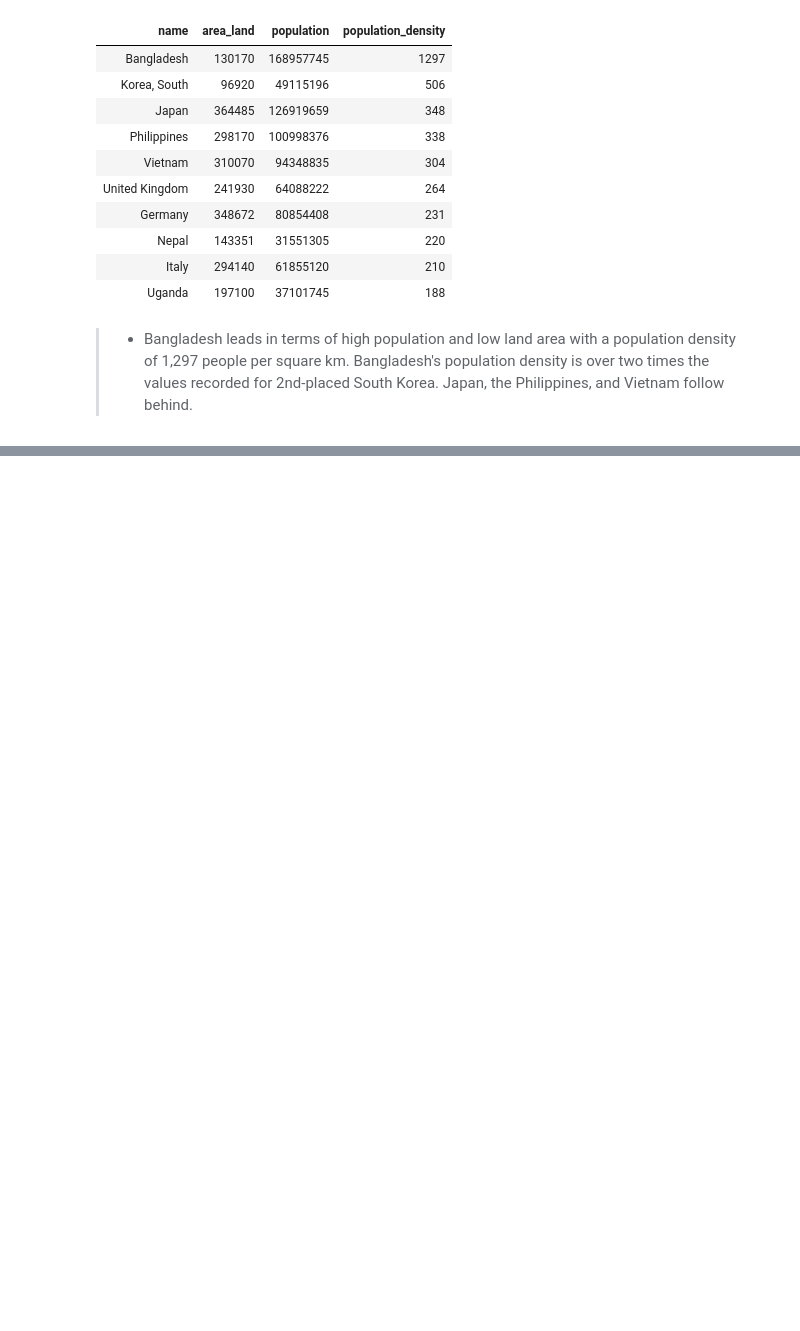
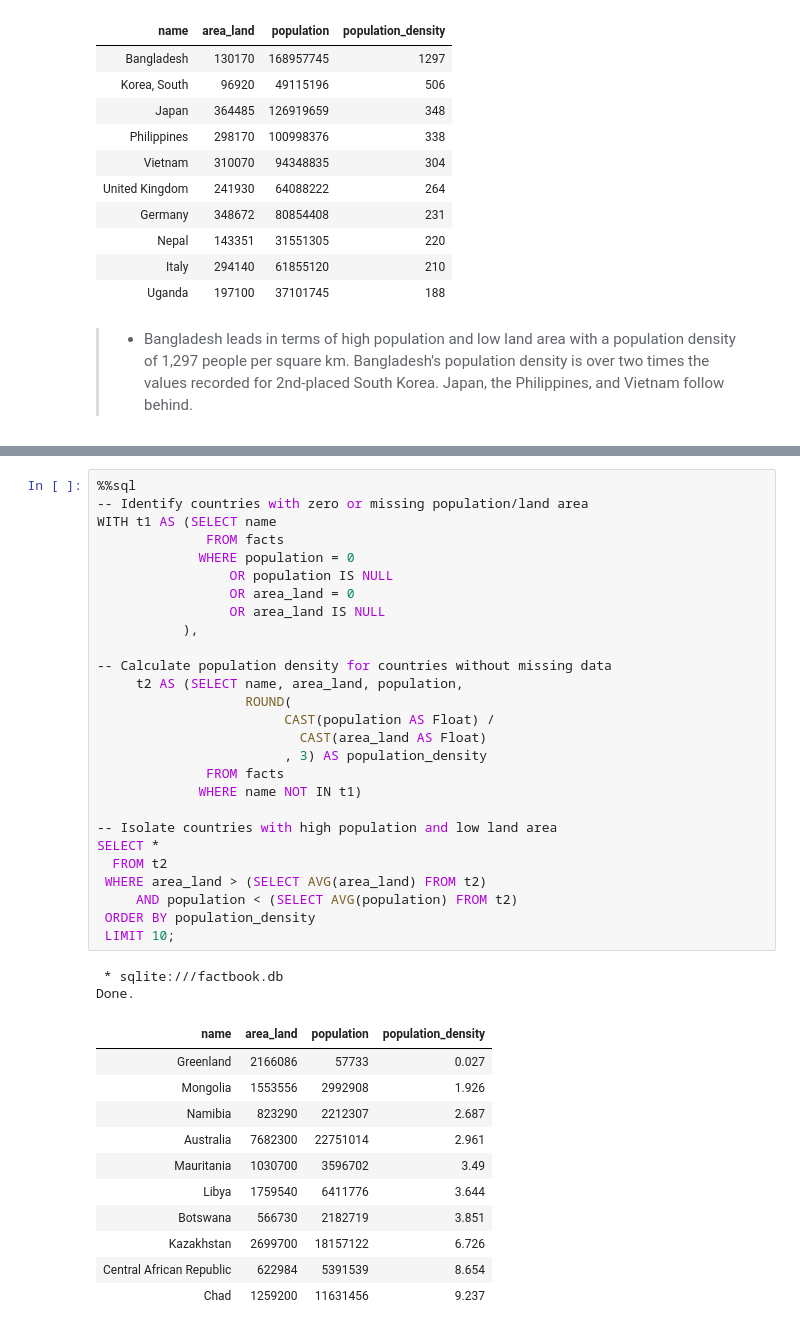
Before and after one commit to Lippins/CIA_factbook_data_analysis, a Jupyter notebook: notebook.ipynb, the cells around one changed output, grey strips where cells are left out. Saved outputs shown, nothing was run; the diff lists cells and outputs as text; blank space fills up the shorter version.

Commit message:
feat: Identify the least populated territories

```diff
--- a/notebook.ipynb
+++ b/notebook.ipynb
@@ -370,0 +416,41 @@ Done.
+# %%
+%%sql
+-- Identify countries with zero or missing population/land area
+WITH t1 AS (SELECT name
+              FROM facts
+             WHERE population = 0
+                 OR population IS NULL
+                 OR area_land = 0
+                 OR area_land IS NULL
+           ),
+
+-- Calculate population density for countries without missing data
+     t2 AS (SELECT name, area_land, population,
+                   ROUND(
+                        CAST(population AS Float) /
+                          CAST(area_land AS Float)
+                        , 3) AS population_density
+              FROM facts
+             WHERE name NOT IN t1)
+
+-- Isolate countries with high population and low land area
+SELECT *
+  FROM t2
+ WHERE area_land > (SELECT AVG(area_land) FROM t2)
+     AND population < (SELECT AVG(population) FROM t2)
+ ORDER BY population_density
+ LIMIT 10;
+# %% [output]
+ * sqlite:///factbook.db
+Done.
+| name | area_land | population | population_density |
+| Greenland | 2166086 | 57733 | 0.027 |
+| Mongolia | 1553556 | 2992908 | 1.926 |
+| Namibia | 823290 | 2212307 | 2.687 |
+| Australia | 7682300 | 22751014 | 2.961 |
+| Mauritania | 1030700 | 3596702 | 3.49 |
+| Libya | 1759540 | 6411776 | 3.644 |
+| Botswana | 566730 | 2182719 | 3.851 |
+| Kazakhstan | 2699700 | 18157122 | 6.726 |
+| Central African Republic | 622984 | 5391539 | 8.654 |
+| Chad | 1259200 | 11631456 | 9.237 |
```
Also changed, not shown: parts of 6 cells of this notebook.
